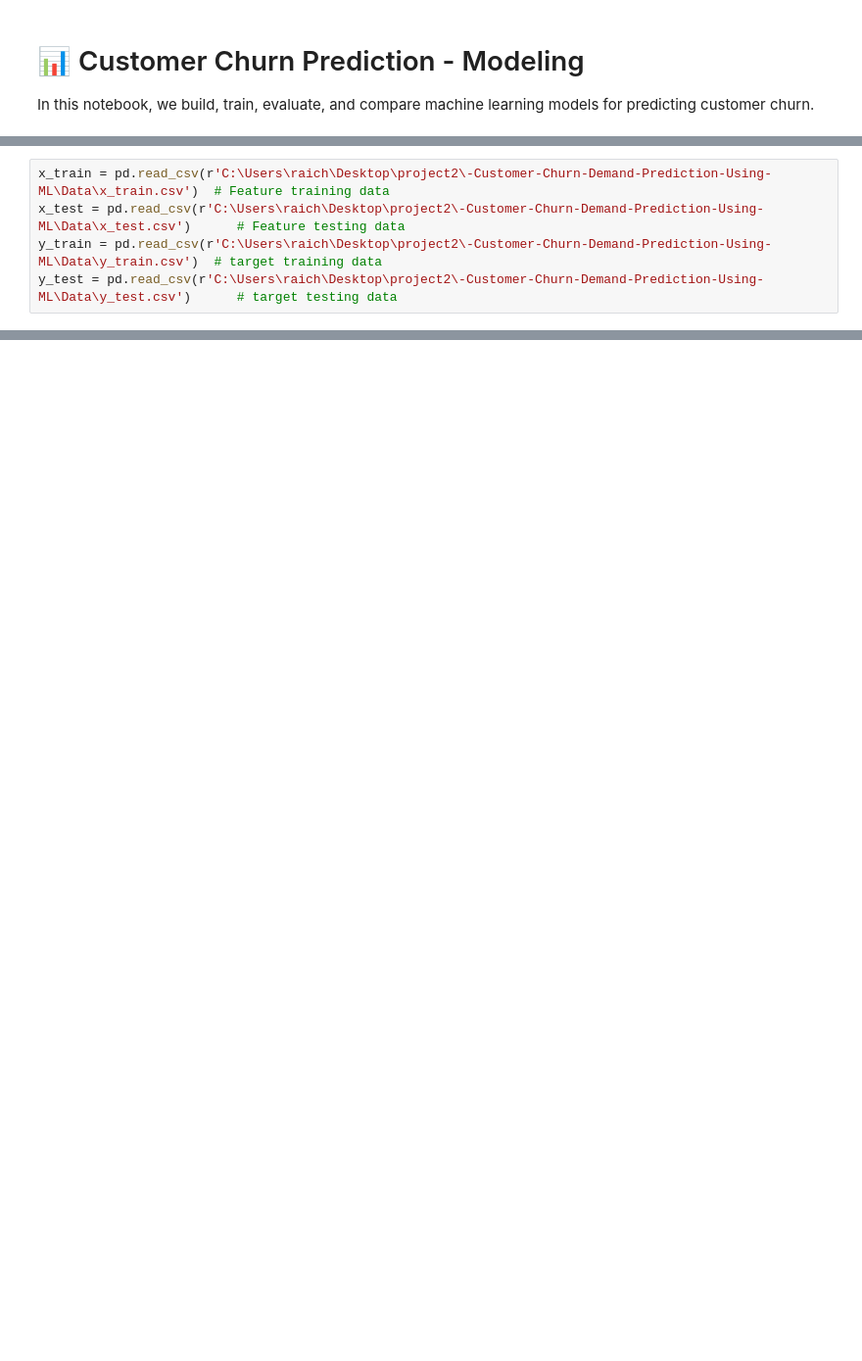
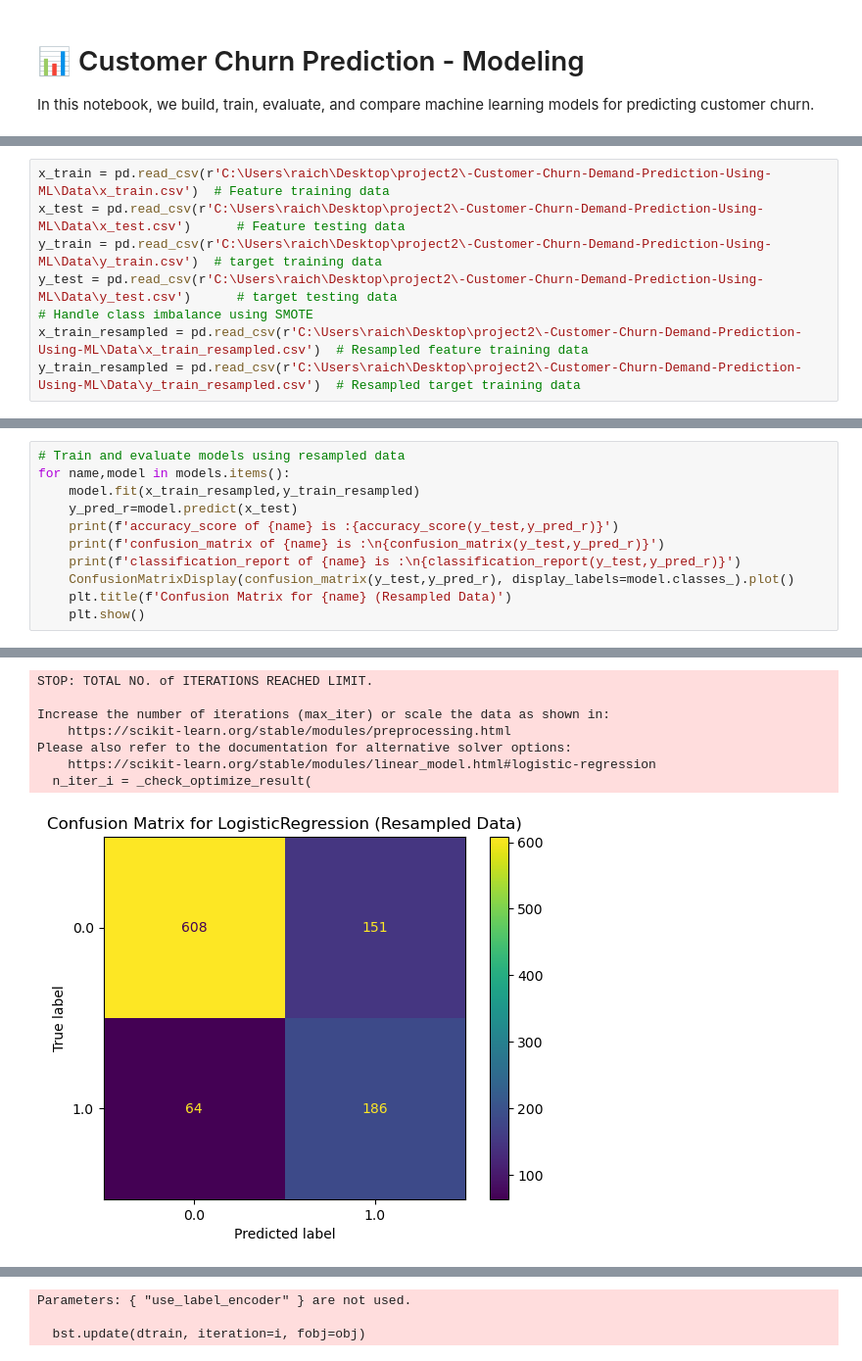
Before and after one commit to likitharai/-Customer-Churn-Demand-Prediction-Using-ML, a Jupyter notebook: Notebooks/Modling.ipynb, the cells around one changed output, grey strips where cells are left out. Shown: that part at 98% size. Cells and saved outputs as stored; diff of their text form; blank space fills up the shorter version.

```diff
--- a/Notebooks/Modling.ipynb
+++ b/Notebooks/Modling.ipynb
@@ -17,4 +18,7 @@ x_train = pd.read_csv(r'C:\Users\raich\Desktop\project2\-Customer-Churn-Demand-P
 x_test = pd.read_csv(r'C:\Users\raich\Desktop\project2\-Customer-Churn-Demand-Prediction-Using-ML\Data\x_test.csv')      # Feature testing data
 y_train = pd.read_csv(r'C:\Users\raich\Desktop\project2\-Customer-Churn-Demand-Prediction-Using-ML\Data\y_train.csv')  # target training data
 y_test = pd.read_csv(r'C:\Users\raich\Desktop\project2\-Customer-Churn-Demand-Prediction-Using-ML\Data\y_test.csv')      # target testing data
+# Handle class imbalance using SMOTE
+x_train_resampled = pd.read_csv(r'C:\Users\raich\Desktop\project2\-Customer-Churn-Demand-Prediction-Using-ML\Data\x_train_resampled.csv')  # Resampled feature training data
+y_train_resampled = pd.read_csv(r'C:\Users\raich\Desktop\project2\-Customer-Churn-Demand-Prediction-Using-ML\Data\y_train_resampled.csv')  # Resampled target training data
 # %%
@@ -82,0 +160,12 @@ plt.show()
+# %%
+# Train and evaluate models using resampled data
+for name,model in models.items():
+    model.fit(x_train_resampled,y_train_resampled)
+    y_pred_r=model.predict(x_test)
+    print(f'accuracy_score of {name} is :{accuracy_score(y_test,y_pred_r)}')
+    print(f'confusion_matrix of {name} is :\n{confusion_matrix(y_test,y_pred_r)}')
+    print(f'classification_report of {name} is :\n{classification_report(y_test,y_pred_r)}')
+    ConfusionMatrixDisplay(confusion_matrix(y_test,y_pred_r), display_labels=model.classes_).plot()
+    plt.title(f'Confusion Matrix for {name} (Resampled Data)')
+    plt.show()
+# %% [output]
@@ -82,0 +185,8 @@ plt.show()
+STOP: TOTAL NO. of ITERATIONS REACHED LIMIT.
+
+Increase the number of iterations (max_iter) or scale the data as shown in:
+    https://scikit-learn.org/stable/modules/preprocessing.html
+Please also refer to the documentation for alternative solver options:
+    https://scikit-learn.org/stable/modules/linear_model.html#logistic-regression
+  n_iter_i = _check_optimize_result(
+[figure, added]
@@ -82,0 +235,3 @@ plt.show()
+Parameters: { "use_label_encoder" } are not used.
+
+  bst.update(dtrain, iteration=i, fobj=obj)
```
Also changed, not shown: parts of 16 cells of this notebook, 3 other files.
